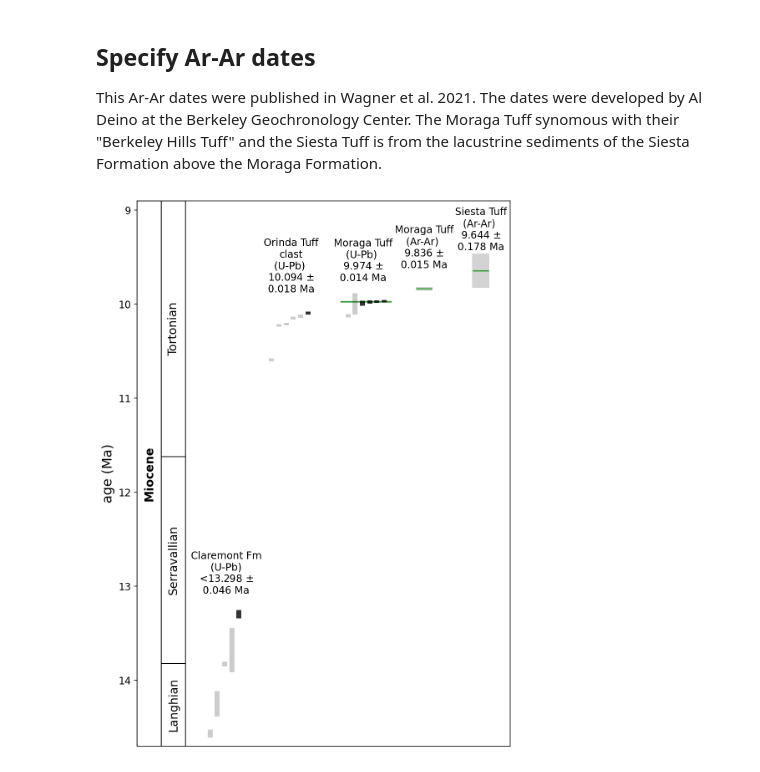
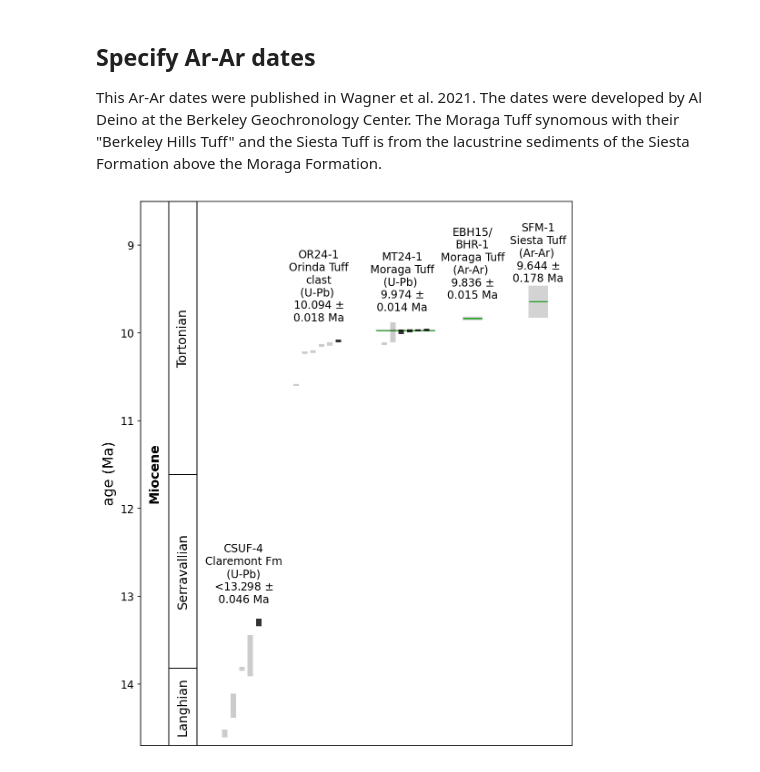
Before and after one commit to Swanson-Hysell-Group/Gerasimov_Berkeley_Hills, a Jupyter notebook: code/date_bar_plots.ipynb, the cells around one changed output. Cells and saved outputs as stored; diff of their text form; code cells hidden in the pictures.

Commit message:
generate plots and compile chronostratigraphy figure

```diff
--- a/code/date_bar_plots.ipynb
+++ b/code/date_bar_plots.ipynb
@@ -240,26 +240,26 @@ sample_2sigmas = [0,0,MT24_1_2sigma]
 colors = ['black','black','black']
 labels = ['Claremont Fm','Orinda Tuff clast','Moraga Tuff']
 # %%
-plot_age_min = 8.9
+plot_age_min = 8.5
 plot_age_max = 14.7
 
 fig, ax, x_positions = plot_dates(zircon_means, zircon_2sigmas,
                                   include, sample_means, sample_2sigmas,
-                                  colors, labels, legend=False, figsize=(8,12),lineweight=6)
+                                  colors, labels, legend=False, figsize=(8.5,11),lineweight=6)
 ax.set_ylim(plot_age_max,plot_age_min)
 ax.set_xlim(-6,40)
 ax.tick_params(axis='x', labelsize=13)
 ax.set_xticks([])
 ax.text(x_positions[0]-(len(CSUF_4)/2),13.1,
-        'Claremont Fm\n(U-Pb)\n<13.298 $\pm$\n0.046 Ma',
+        'CSUF-4\nClaremont Fm\n(U-Pb)\n<13.298 $\pm$\n0.046 Ma',
         size='12',horizontalalignment='center',
         verticalalignment='bottom',multialignment='center',rotation=0)
 ax.text(x_positions[1]-(len(OR24_2)/2),OR24_2_date-0.2,
-        'Orinda Tuff\nclast\n(U-Pb) \n10.094 $\pm$\n0.018 Ma',
+        'OR24-1\nOrinda Tuff\nclast\n(U-Pb) \n10.094 $\pm$\n0.018 Ma',
         size='12',horizontalalignment='center',
         verticalalignment='bottom',multialignment='center',rotation=0)
 ax.text(x_positions[2]-(len(MT24_1)/2),MT24_1_date-0.2,
-        'Moraga Tuff\n(U-Pb) \n9.974 $\pm$\n0.014 Ma',size='12',horizontalalignment='center',
+        'MT24-1\nMoraga Tuff\n(U-Pb) \n9.974 $\pm$\n0.014 Ma',size='12',horizontalalignment='center',
         verticalalignment='bottom',multialignment='center',rotation=0)
 
 Ar_x=x_positions[2]+3
@@ -269,7 +269,7 @@ ax.hlines(Moraga_Tuff_Ar_date,Ar_x,Ar_x+Ar_width,color='C2')
 Moraga_Tuff_Ar_error = matplotlib.patches.Rectangle((Ar_x, Moraga_Tuff_Ar_date-Moraga_Tuff_Ar_2sigma),\
                                          Ar_width, Moraga_Tuff_Ar_2sigma*2, color='lightgrey')
 ax.add_patch(Moraga_Tuff_Ar_error)
-ax.text(Ar_x+1,Moraga_Tuff_Ar_date-0.2,'Moraga Tuff\n(Ar-Ar) \n9.836 $\pm$\n0.015 Ma',size='12',horizontalalignment='center',
+ax.text(Ar_x+1,Moraga_Tuff_Ar_date-0.2,'EBH15/\nBHR-1\nMoraga Tuff\n(Ar-Ar) \n9.836 $\pm$\n0.015 Ma',size='12',horizontalalignment='center',
         verticalalignment='bottom',multialignment='center',rotation=0)
 
 Ar_x=x_positions[2]+10
@@ -278,34 +278,34 @@ ax.hlines(Siesta_Tuff_Ar_date,Ar_x,Ar_x+Ar_width,color='C2')
 Siesta_Tuff_Ar_error = matplotlib.patches.Rectangle((Ar_x, Siesta_Tuff_Ar_date-Siesta_Tuff_Ar_2sigma),\
                                          Ar_width, Siesta_Tuff_Ar_2sigma*2, color='lightgrey')
 ax.add_patch(Siesta_Tuff_Ar_error)
-ax.text(Ar_x+1,Siesta_Tuff_Ar_date-0.2,'Siesta Tuff\n(Ar-Ar) \n9.644 $\pm$\n0.178 Ma',size='12',horizontalalignment='center',
+ax.text(Ar_x+1,Siesta_Tuff_Ar_date-0.2,'SFM-1\nSiesta Tuff\n(Ar-Ar) \n9.644 $\pm$\n0.178 Ma',size='12',horizontalalignment='center',
         verticalalignment='bottom',multialignment='center',rotation=0)
 
 ax.add_patch(matplotlib.patches.Rectangle((-6, plot_age_min), 3, 50, facecolor='white',edgecolor='black'))
 ax.annotate('Miocene', (-4.5, (plot_age_max+plot_age_min)/2), color='black', weight='bold',
             fontsize=14, ha='center', va='center',rotation=90)
 
 #11.62 Serravallian - Tortonian boundary
 #13.82 Langhian - Serravallian boundary
 Serravallian_Tortonian = 11.62
 Langhian_Serravallian = 13.82
 
 ax.add_patch(matplotlib.patches.Rectangle((-3, Langhian_Serravallian),
                                           3, 50, facecolor='white',edgecolor='black'))
 ax.annotate('Langhian', (-1.5, (plot_age_max+Langhian_Serravallian)/2), color='black',
             fontsize=14, ha='center', va='center',rotation=90)
 
 ax.add_patch(matplotlib.patches.Rectangle((-3, Serravallian_Tortonian),
                                           3, Langhian_Serravallian-Serravallian_Tortonian, facecolor='white',edgecolor='black'))
 ax.annotate('Serravallian', (-1.5, (Langhian_Serravallian+Serravallian_Tortonian)/2), color='black',
             fontsize=14, ha='center', va='center',rotation=90)
 
 ax.add_patch(matplotlib.patches.Rectangle((-3, plot_age_min),
                                           3, Serravallian_Tortonian-plot_age_min, facecolor='white',edgecolor='black'))
 ax.annotate('Tortonian', (-1.5, (Serravallian_Tortonian+plot_age_min)/2), color='black',
             fontsize=14, ha='center', va='center',rotation=90)
 
 plt.savefig('./Output/date_bar_plot.pdf')
 plt.show()
 # %% [output]
-[figure, old version]
+[figure, new version]
```
Also changed, not shown: 3 other files.
